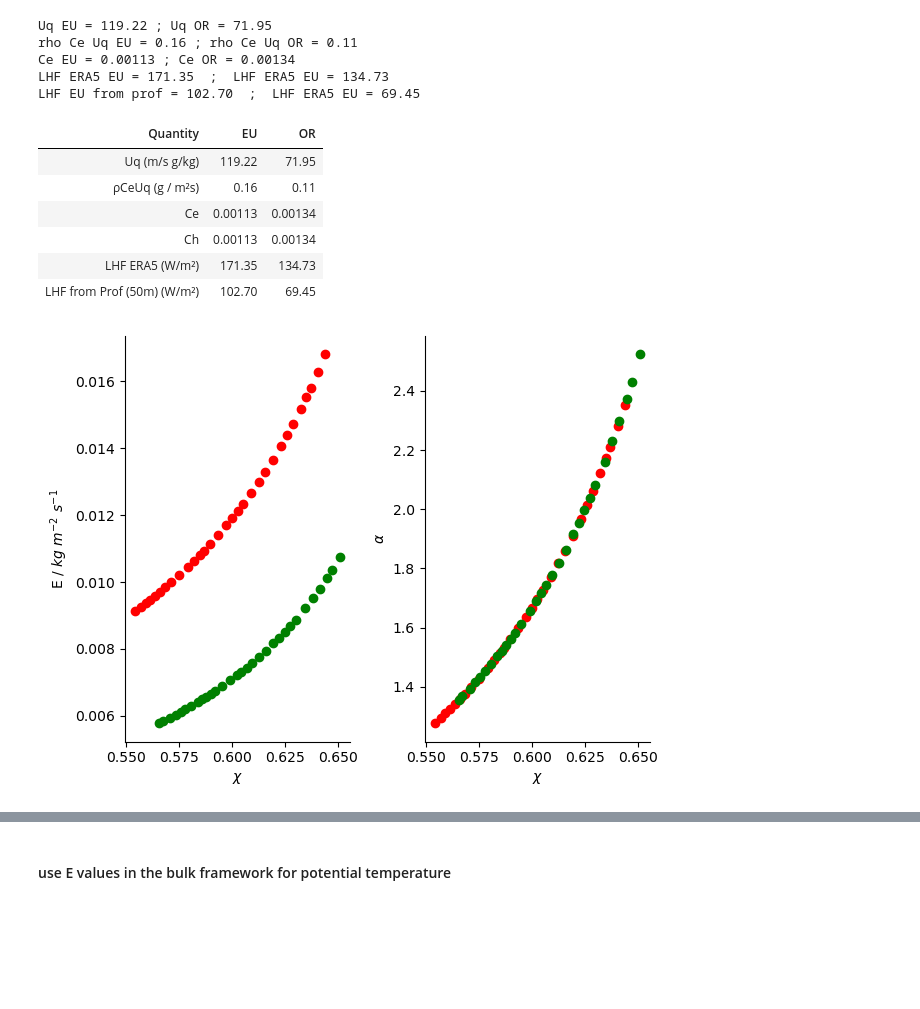
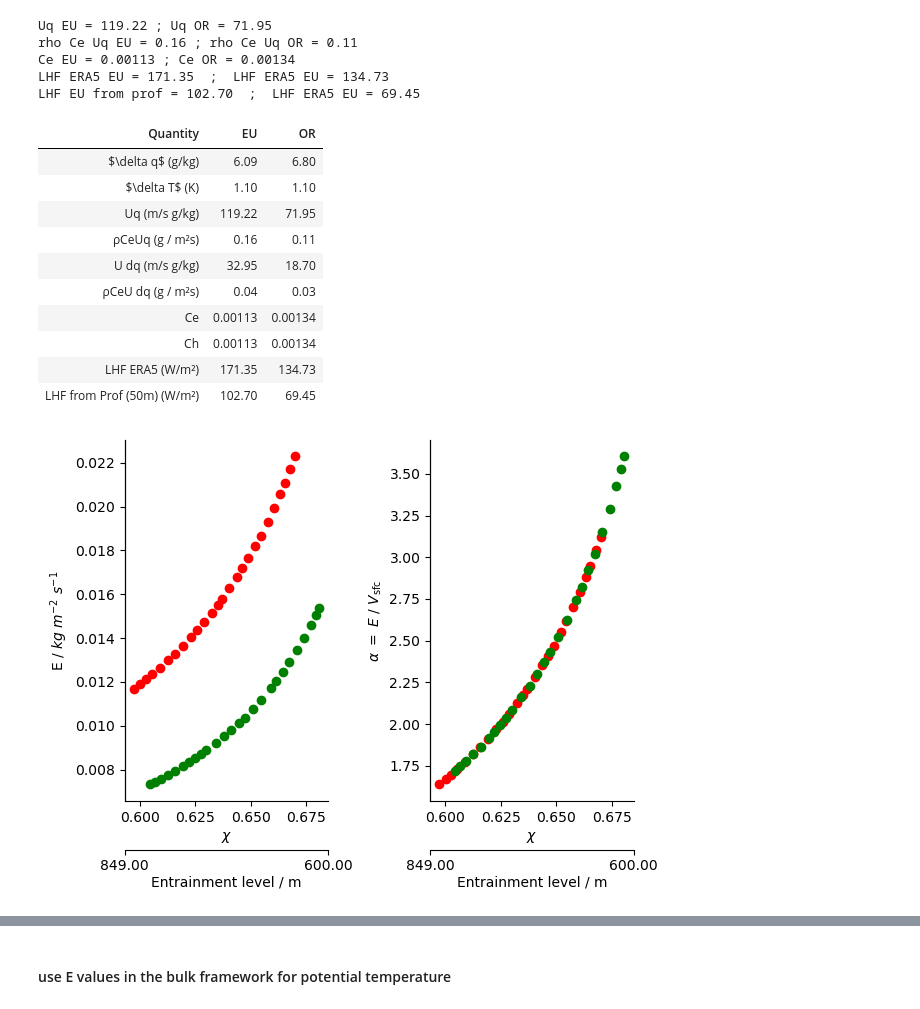
Before and after one commit to meteorologopazzo/BCO_observational, a Jupyter notebook: mass_fluxes_profiles/simplified_scheme.ipynb, the cells around one changed output, grey strips where cells are left out. Drawn from its saved outputs; the diff is of its cells as text; code cells hidden in the pictures; blank space fills up the shorter version.

```diff
--- a/mass_fluxes_profiles/simplified_scheme.ipynb
+++ b/mass_fluxes_profiles/simplified_scheme.ipynb
@@ -70,7 +70,7 @@ Lv = 2.5e6 # J/kg
 g = 9.81   # m/s2
 # %%
 ## what height is entrained air from?
-entrainment_levels = slice(700, 1000)    # m
+entrainment_levels = slice(600, 850)    # m
 
 ## what height does convective downdrafts come from?
 downdraft_levels_eu = slice(750, 1000)
@@ -244,8 +248,12 @@ import pandas as pd
 from IPython.display import display, HTML
 
 data = [
+    [r"$\delta q$ (g/kg)", f"{(q_sfc_eu - q_eu[0]*1e3):.2f}", f"{(q_sfc_or - q_or[0]*1e3):.2f}"],
+    [r"$\delta T$ (K)", f"{(sst_eu - temp_eu[0]):.2f}", f"{(sst_or - temp_or[0]):.2f}"],
     [r"Uq (m/s g/kg)", f"{(wind_eu.isel(height=0) * q_sfc_eu):.2f}", f"{(wind_or.isel(height=0) * q_sfc_or):.2f}"],
     ["ρCeUq (g / m²s)", f"{(rho_eu * Ce_eu * wind_eu.isel(height=0) * q_sfc_eu):.2f}", f"{(rho_or * Ce_or * wind_or.isel(height=0) * q_sfc_or):.2f}"],
+    [r"U dq (m/s g/kg)", f"{(wind_eu.isel(height=0) * (q_sfc_eu - q_eu[0]*1e3)):.2f}", f"{(wind_or.isel(height=0) * (q_sfc_or - q_or[0]*1e3)):.2f}"],
+    ["ρCeU dq (g / m²s)", f"{(rho_eu * Ce_eu * wind_eu.isel(height=0) * (q_sfc_eu - q_eu[0]*1e3)):.2f}", f"{(rho_or * Ce_or * wind_or.isel(height=0) * (q_sfc_or - q_or[0]*1e3)):.2f}"],
     ["Ce", f"{Ce_eu:.5f}", f"{Ce_or:.5f}"],
     ["Ch", f"{Ch_eu:.5f}", f"{Ch_or:.5f}"],
     ["LHF ERA5 (W/m²)", f"{lhf_era5_eu:.2f}", f"{lhf_era5_or:.2f}"],
@@ -258,8 +266,12 @@ df = pd.DataFrame(data, columns=["Quantity", "EU", "OR"])
 display(HTML(df.to_html(index=False, table_id="summary-table")))
 # %% [output]
 | Quantity | EU | OR |
+| $\delta q$ (g/kg) | 6.09 | 6.80 |
+| $\delta T$ (K) | 1.10 | 1.10 |
 | Uq (m/s g/kg) | 119.22 | 71.95 |
 | ρCeUq (g / m²s) | 0.16 | 0.11 |
+| U dq (m/s g/kg) | 32.95 | 18.70 |
+| ρCeU dq (g / m²s) | 0.04 | 0.03 |
 | Ce | 0.00113 | 0.00134 |
 | Ch | 0.00113 | 0.00134 |
 | LHF ERA5 (W/m²) | 171.35 | 134.73 |
@@ -285,28 +297,49 @@ E_values_or = E(q_out_or, q_sfc_or, Vs_lhf_or)
 # %%
 fig, ax = plt.subplots(1,2)
 
 ax[0].scatter(q_out_eu/q_sfc_eu, E_values_eu, color="red", label="EUREC4A")
 ax[0].scatter(q_out_or/q_sfc_or, E_values_or, color="green", label="ORCESTRA")
 
 # ax[0].set_xlabel(r"$q_\mathrm{out}$ / $g~kg^{-1}$")
 ax[0].set_xlabel(r"$\chi$")
 ax[0].set_ylabel(r"E / $kg~m^{-2}~s^{-1}$")
 
 
 ax[1].scatter(q_out_eu/q_sfc_eu, E_values_eu/Vs_lhf_eu, color="red", label="EUREC4A")
 ax[1].scatter(q_out_or/q_sfc_or, E_values_or/Vs_lhf_or, color="green", label="ORCESTRA")
 
 ax[1].set_xlabel(r"$\chi$")
-ax[1].set_ylabel(r"$\alpha$")
+ax[1].set_ylabel(r"$\alpha ~=~ E ~/~ V_\mathrm{sfc}$")
 
 
 for x in ax:
+
+    ax_top = x.twiny()
+    ax_top.set_xlim(x.get_xlim())
+
+    x_ticks = x.get_xticks()
+
+    # Only keep first and last ticks
+    selected_ticks = [x_ticks[0], x_ticks[-1]]
+    entrainment_levels_list = np.arange(entrainment_levels.start, entrainment_levels.stop, entrainment_levels.step)
+    selected_labels = [f"{entrainment_levels_list[-1]:.2f}", f"{entrainment_levels_list[0]:.2f}"]
+
+    ax_top.set_xticks(selected_ticks)
+    ax_top.set_xticklabels(selected_labels)
+
+    ax_top.xaxis.set_ticks_position("bottom")
+    ax_top.xaxis.set_label_position("bottom")
+    ax_top.spines["bottom"].set_position(("outward", 35))
+    ax_top.spines["top"].set_visible(False)
+    ax_top.spines["right"].set_visible(False)
+    ax_top.set_xlabel("Entrainment level / m", labelpad=2)
+
     for spine in ['top', 'right']:
         x.spines[spine].set_visible(False)
 
 
 
 plt.tight_layout()
 plt.show()
 # %% [output]
-[figure, old version]
+[figure, new version]
```
Also changed, not shown: parts of 27 cells of this notebook, 3 other files.
